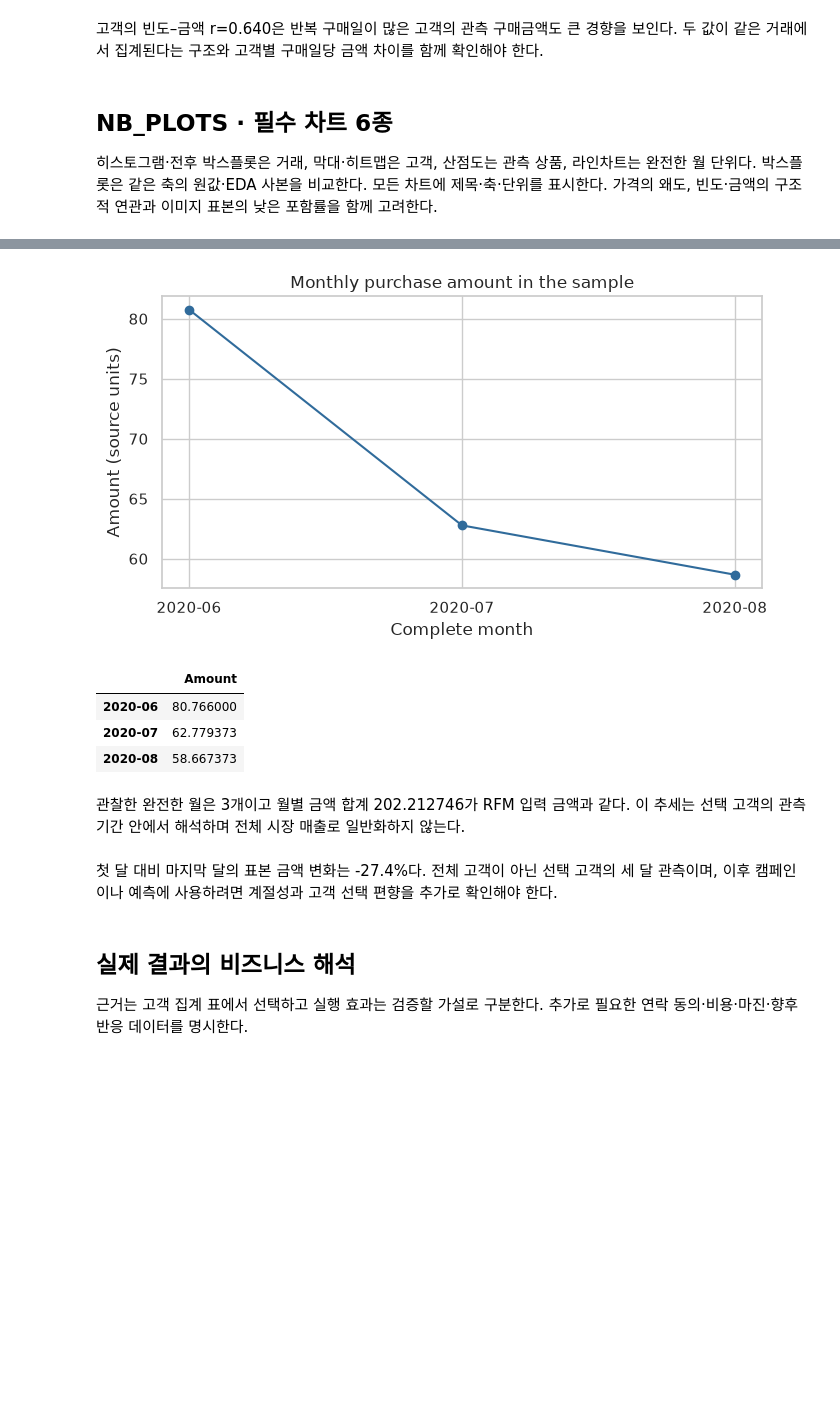
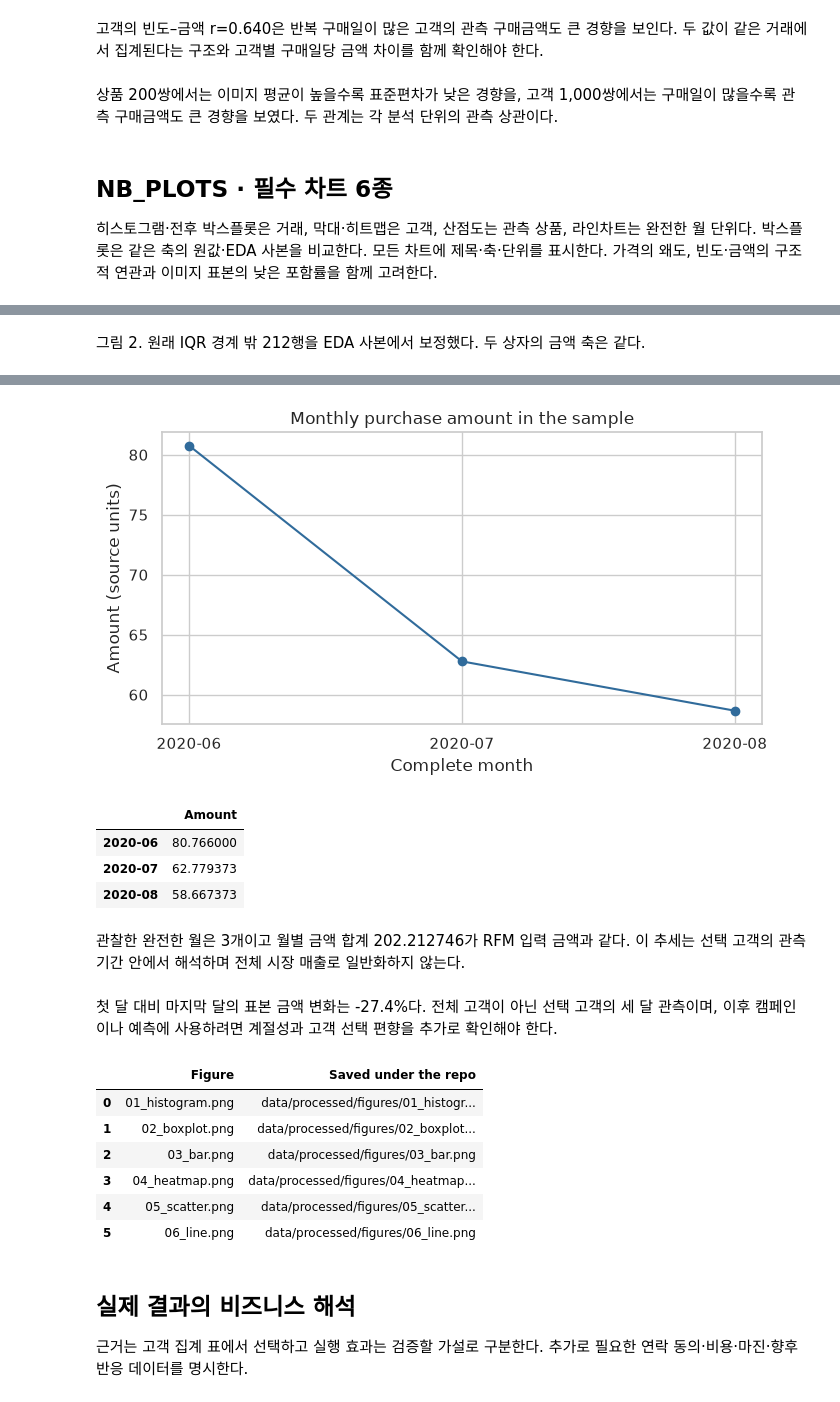
Before and after one commit to ntt65/A1_1, a Jupyter notebook: notebooks/analysis_report.ipynb, the cells around one changed output, grey strips where cells are left out. Saved outputs shown, nothing was run; the diff lists cells and outputs as text; code cells hidden in the pictures; blank space fills up the shorter version.

```diff
--- a/notebooks/analysis_report.ipynb
+++ b/notebooks/analysis_report.ipynb
@@ -298,6 +331,8 @@ image_mean–image_std: 유효 쌍 200개, Pearson r=-0.944. 이 계수는 해
 Frequency–Monetary: 유효 쌍 1,000개, Pearson r=0.640. 이 계수는 해당 분석 단위의 선형 연관 요약이며, 인과·캠페인 효과를 설명하지 않는다.
 관측 이미지의 r=-0.944은 평균이 높은 이미지에서 픽셀 퍼짐이 낮아지는 경향을 보인다. 밝은 배경 등 촬영 조건의 영향을 고려하며 상품 질감의 차이로 단정하지 않는다.
 고객의 빈도–금액 r=0.640은 반복 구매일이 많은 고객의 관측 구매금액도 큰 경향을 보인다. 두 값이 같은 거래에서 집계된다는 구조와 고객별 구매일당 금액 차이를 함께 확인해야 한다.
+# %% [markdown]
+상품 200쌍에서는 이미지 평균이 높을수록 표준편차가 낮은 경향을, 고객 1,000쌍에서는 구매일이 많을수록 관측 구매금액도 큰 경향을 보였다. 두 관계는 각 분석 단위의 관측 상관이다.
 # %% [markdown]
 ## NB_PLOTS · 필수 차트 6종
 
@@ -305,28 +340,44 @@ Frequency–Monetary: 유효 쌍 1,000개, Pearson r=0.640. 이 계수는 해당
 # %%
 monthly = monthly_amount(analyzer.df, "t_dat", "price", SETTINGS["start_inclusive"], SETTINGS["end_exclusive"])
 figures = make_figures(analyzer.df, clipped_amount, products, rfm, profile, monthly)
 assert len(figures) == 6 and all(fig.axes[0].get_title() and fig.axes[0].get_xlabel() and fig.axes[0].get_ylabel() for fig in figures.values())
 figure_dir = OUTPUT / "figures"; figure_dir.mkdir(exist_ok=True)
 for name, fig in figures.items():
     fig.savefig(figure_dir / (name + ".png"), dpi=120, bbox_inches="tight")
     display(fig); plt.close(fig)
+    if name == "02_boxplot":
+        display(Markdown(f"그림 2. 원래 IQR 경계 밖 {limits['count']:,}행을 EDA 사본에서 보정했다. 두 상자의 금액 축은 같다."))
 display(monthly.to_frame())
 display(Markdown(f"관찰한 완전한 월은 {len(monthly)}개이고 월별 금액 합계 {monthly.sum():.6f}가 RFM 입력 금액과 같다. 이 추세는 선택 고객의 관측 기간 안에서 해석하며 전체 시장 매출로 일반화하지 않는다."))
 change = monthly.iloc[-1] / monthly.iloc[0] - 1 if monthly.iloc[0] else float("nan")
 display(Markdown(f"첫 달 대비 마지막 달의 표본 금액 변화는 {change:.1%}다. 전체 고객이 아닌 선택 고객의 세 달 관측이며, 이후 캠페인이나 예측에 사용하려면 계절성과 고객 선택 편향을 추가로 확인해야 한다."))
+
+# 공개 보고서의 그림은 이 실행 경로에서 복사한다.
+display(pd.DataFrame({
+    "Figure": [f"{name}.png" for name in figures],
+    "Saved under the repo": [(figure_dir / f"{name}.png").relative_to(ROOT).as_posix() for name in figures],
+}))
 # %% [output]
 [figure]
 [figure]
+그림 2. 원래 IQR 경계 밖 212행을 EDA 사본에서 보정했다. 두 상자의 금액 축은 같다.
 [figure]
 [figure]
 [figure]
 [figure]
 |  | Amount |
 | 2020-06 | 80.766000 |
 | 2020-07 | 62.779373 |
 | 2020-08 | 58.667373 |
-관찰한 완전한 월은 3개이고 월별 금액 합계 202.212746가 RFM 입력 금액과 같다. 이 추세는 선택 고객의 관측 기간 안에서 해석하며 전체 시장 매출로 일반화하지 않는다.
-첫 달 대비 마지막 달의 표본 금액 변화는 -27.4%다. 전체 고객이 아닌 선택 고객의 세 달 관측이며, 이후 캠페인이나 예측에 사용하려면 계절성과 고객 선택 편향을 추가로 확인해야 한다.
+관찰한 완전한 월은 3개이고 월별 금액 합계 202.212746가 RFM 입력 금액과 같다. 이 추세는 선택 고객의 관측 기간 안에서 해석하며 전체 시장 매출로 일반화하지 않는다.
+첫 달 대비 마지막 달의 표본 금액 변화는 -27.4%다. 전체 고객이 아닌 선택 고객의 세 달 관측이며, 이후 캠페인이나 예측에 사용하려면 계절성과 고객 선택 편향을 추가로 확인해야 한다.
+|  | Figure | Saved under the repo |
+| 0 | 01_histogram.png | data/processed/figures/01_histogr... |
+| 1 | 02_boxplot.png | data/processed/figures/02_boxplot... |
+| 2 | 03_bar.png | data/processed/figures/03_bar.png |
+| 3 | 04_heatmap.png | data/processed/figures/04_heatmap... |
+| 4 | 05_scatter.png | data/processed/figures/05_scatter... |
+| 5 | 06_line.png | data/processed/figures/06_line.png |
 # %% [markdown]
 ## 실제 결과의 비즈니스 해석
 
```
Also changed, not shown: parts of 8 cells of this notebook, 1 other file.
